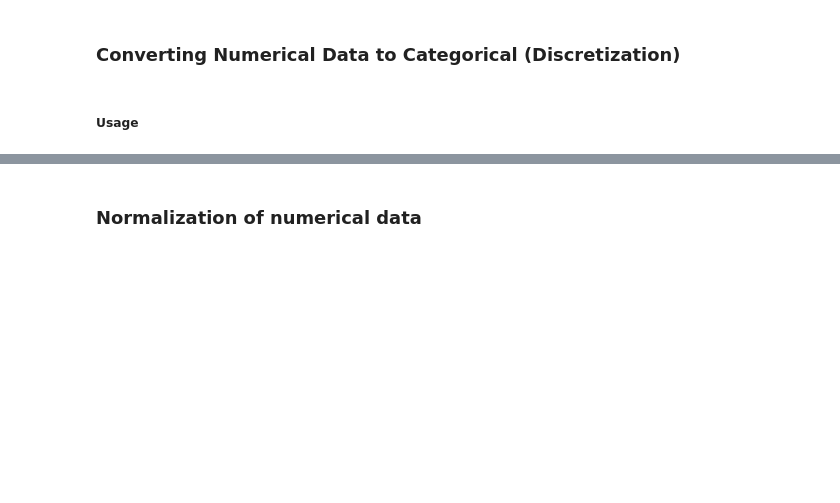
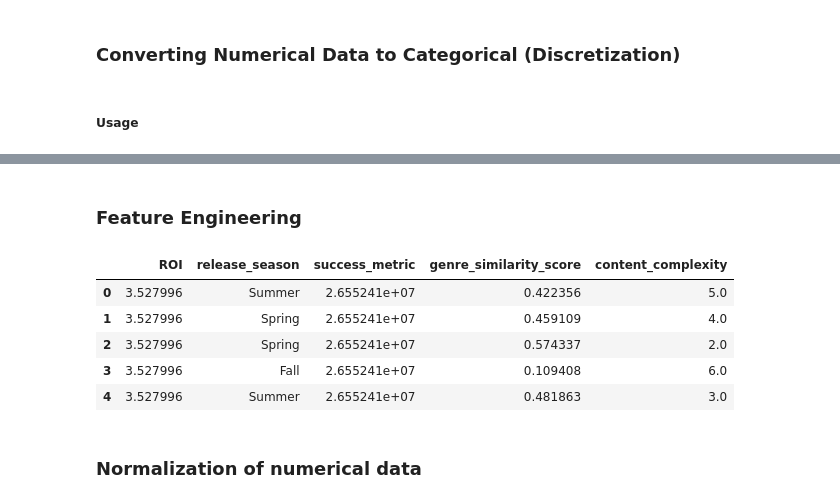
Before and after one commit to Pooria82/Movies-Data-Analysis, a Jupyter notebook: main.ipynb, the cells around one changed output, grey strips where cells are left out. Cells and saved outputs as stored; diff of their text form; code cells hidden in the pictures; blank space fills up the shorter version.

```diff
--- a/main.ipynb
+++ b/main.ipynb
@@ -663,3 +787,51 @@ df[['budget_category', 'revenue_category', 'popularity_category', 'runtime_categ
+# %% [markdown]
+### Feature Engineering
+# %%
+def create_new_features(data_frame):
+    # 1. Calculate ROI (Return on Investment)
+    data_frame['ROI'] = (data_frame['revenue'] - data_frame['budget']) / data_frame['budget']
+
+    # 2. Define Release Season
+    data_frame['release_month'] = pd.to_datetime(data_frame['release_date'], errors='coerce').dt.month
+    data_frame['release_season'] = data_frame['release_month'].apply(lambda x: 'Spring' if 3 <= x <= 5 else
+                                                     'Summer' if 6 <= x <= 8 else
+                                                     'Fall' if 9 <= x <= 11 else
+                                                     'Winter' if x in [12, 1, 2] else 'Unknown')
+
+    # 3. Calculate Success Metric
+    data_frame['success_metric'] = data_frame['vote_average'] * 0.5 + data_frame['revenue'] * 0.3 + data_frame['popularity'] * 0.2
+
+    # 4. Calculate Genre Similarity Score without storing One-Hot Encoding columns
+    genre_columns = data_frame['genres'].str.get_dummies(sep=',')
+    cosine_sim_matrix = cosine_similarity(genre_columns)
+    data_frame['genre_similarity_score'] = cosine_sim_matrix.mean(axis=1)
+
+    # 5. Calculate Content Complexity using genre diversity
+    def calculate_complexity(genres_str):
+        if pd.isnull(genres_str):
+            return 0
+        genres = genres_str.split(',')
+        unique_genre_count = len(set(genres))  # Count unique genres
+        total_genre_count = len(genres)  # Total number of genres
+        complexity_score = unique_genre_count / total_genre_count  # Ratio of unique genres
+        return complexity_score * total_genre_count  # Adjusted for total genre count
+
+    data_frame['content_complexity'] = data_frame['genres'].apply(calculate_complexity)
+
+    return data_frame
+# %%
+# Example usage
+df = create_new_features(df)
+
+# Display the first few rows to verify results
+df[['ROI', 'release_season', 'success_metric', 'genre_similarity_score', 'content_complexity']].head()
+# %% [output]
+|  | ROI | release_season | success_metric | genre_similarity_score | content_complexity |
+| 0 | 3.527996 | Summer | 2.655241e+07 | 0.422356 | 5.0 |
+| 1 | 3.527996 | Spring | 2.655241e+07 | 0.459109 | 4.0 |
+| 2 | 3.527996 | Spring | 2.655241e+07 | 0.574337 | 2.0 |
+| 3 | 3.527996 | Fall | 2.655241e+07 | 0.109408 | 6.0 |
+| 4 | 3.527996 | Summer | 2.655241e+07 | 0.481863 | 3.0 |
 # %% [markdown]
 ### Normalization of numerical data
 # %%
```
Also changed, not shown: parts of 29 cells of this notebook.
